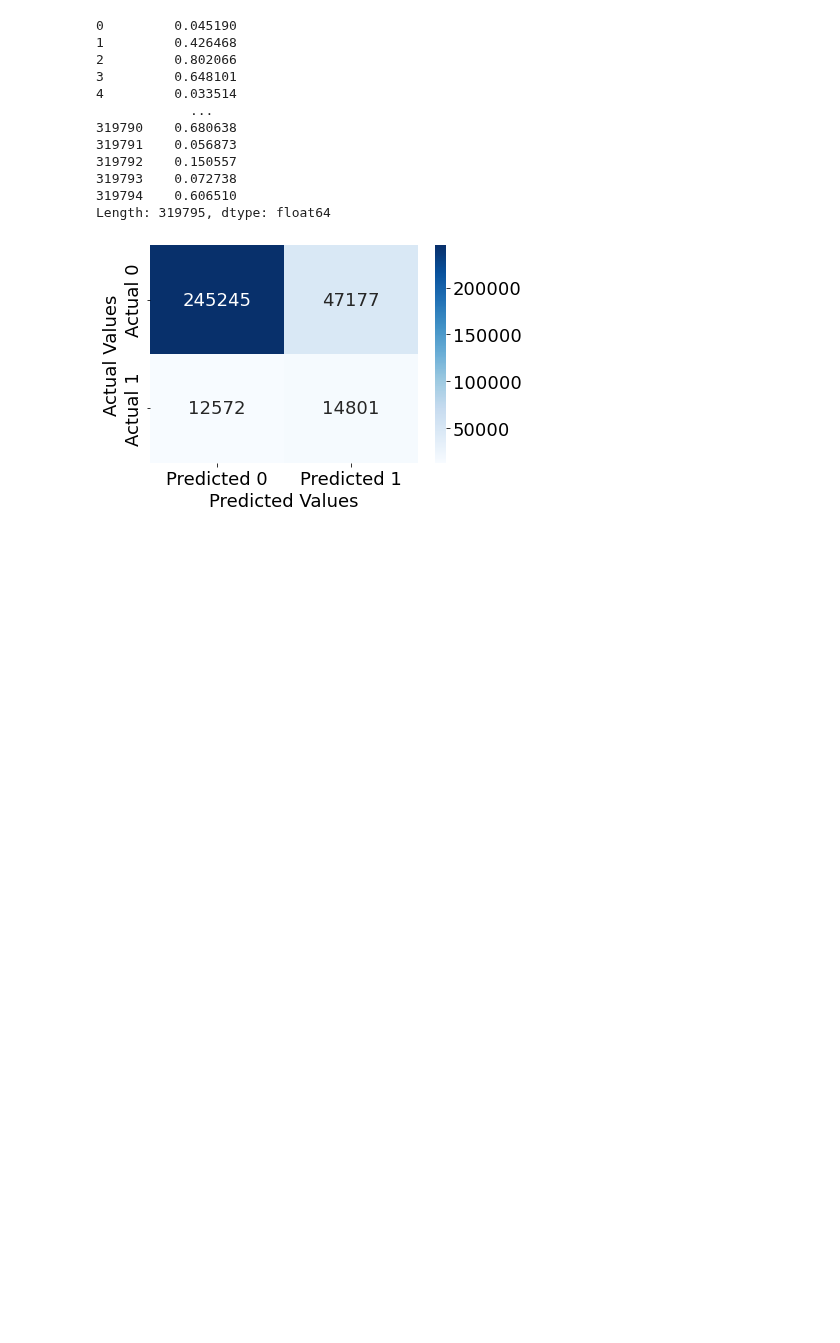
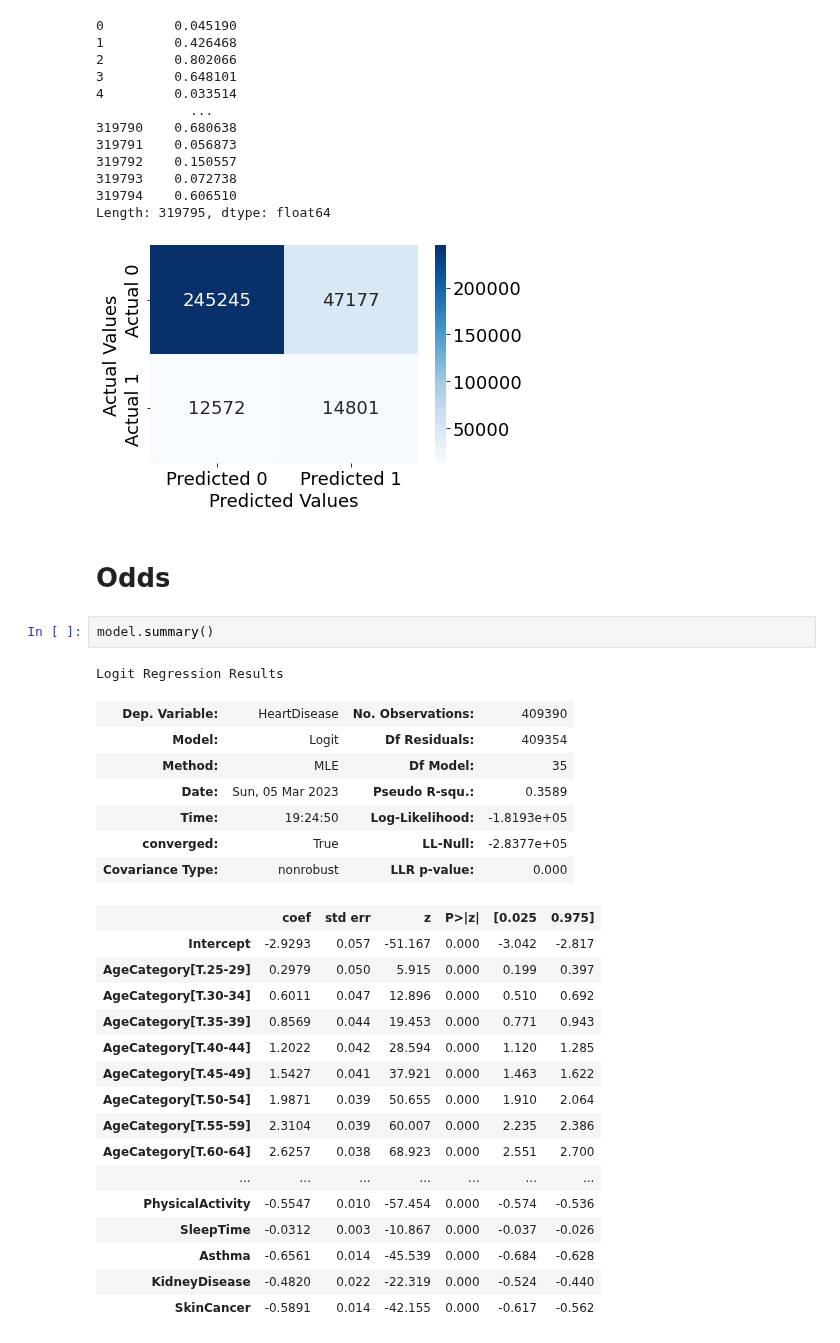
Before and after one commit to JerayuT/Group-5-WQ23-Data-Science, a Jupyter notebook: Project Analysis.ipynb, the cells around one changed output. Saved outputs shown, nothing was run; the diff lists cells and outputs as text; blank space fills up the shorter version.

```diff
--- a/Project Analysis.ipynb
+++ b/Project Analysis.ipynb
@@ -645,3 +587,32 @@ ROC-AUC = 78.7%
 319794    0.606510
 Length: 319795, dtype: float64
 [figure]
+# %% [markdown]
+# Odds
+# %%
+model.summary()
+# %% [output]
+Logit Regression Results
+| Dep. Variable: | HeartDisease | No. Observations: | 409390 |
+| Model: | Logit | Df Residuals: | 409354 |
+| Method: | MLE | Df Model: | 35 |
+| Date: | Sun, 05 Mar 2023 | Pseudo R-squ.: | 0.3589 |
+| Time: | 19:24:50 | Log-Likelihood: | -1.8193e+05 |
+| converged: | True | LL-Null: | -2.8377e+05 |
+| Covariance Type: | nonrobust | LLR p-value: | 0.000 |
+|  | coef | std err | z | P>|z| | [0.025 | 0.975] |
+| Intercept | -2.9293 | 0.057 | -51.167 | 0.000 | -3.042 | -2.817 |
+| AgeCategory[T.25-29] | 0.2979 | 0.050 | 5.915 | 0.000 | 0.199 | 0.397 |
+| AgeCategory[T.30-34] | 0.6011 | 0.047 | 12.896 | 0.000 | 0.510 | 0.692 |
+| AgeCategory[T.35-39] | 0.8569 | 0.044 | 19.453 | 0.000 | 0.771 | 0.943 |
+| AgeCategory[T.40-44] | 1.2022 | 0.042 | 28.594 | 0.000 | 1.120 | 1.285 |
+| AgeCategory[T.45-49] | 1.5427 | 0.041 | 37.921 | 0.000 | 1.463 | 1.622 |
+| AgeCategory[T.50-54] | 1.9871 | 0.039 | 50.655 | 0.000 | 1.910 | 2.064 |
+| AgeCategory[T.55-59] | 2.3104 | 0.039 | 60.007 | 0.000 | 2.235 | 2.386 |
+| AgeCategory[T.60-64] | 2.6257 | 0.038 | 68.923 | 0.000 | 2.551 | 2.700 |
+| ... | ... | ... | ... | ... | ... | ... |
+| PhysicalActivity | -0.5547 | 0.010 | -57.454 | 0.000 | -0.574 | -0.536 |
+| SleepTime | -0.0312 | 0.003 | -10.867 | 0.000 | -0.037 | -0.026 |
+| Asthma | -0.6561 | 0.014 | -45.539 | 0.000 | -0.684 | -0.628 |
+| KidneyDisease | -0.4820 | 0.022 | -22.319 | 0.000 | -0.524 | -0.440 |
+| SkinCancer | -0.5891 | 0.014 | -42.155 | 0.000 | -0.617 | -0.562 |
```
Also changed, not shown: parts of 31 cells of this notebook.
